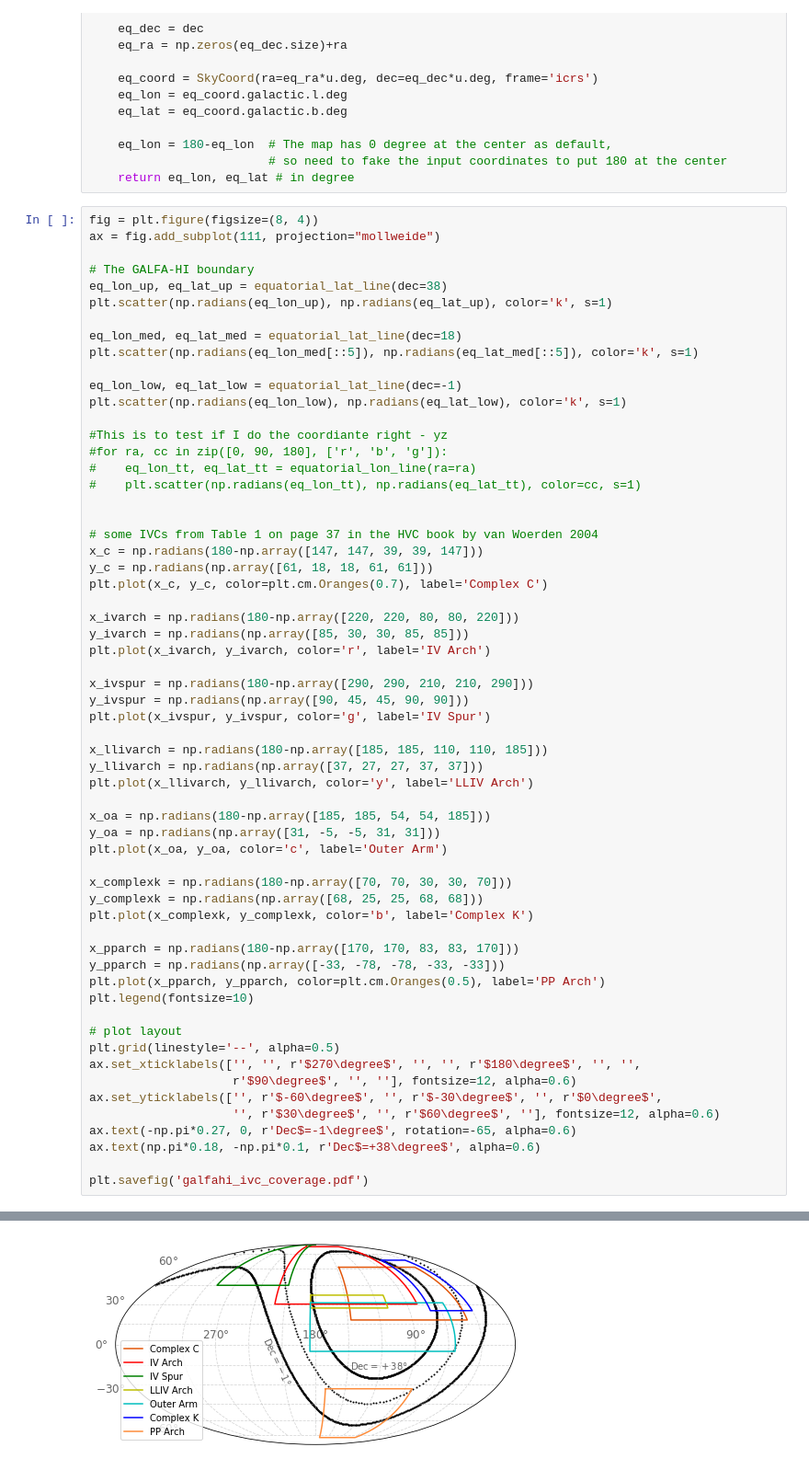
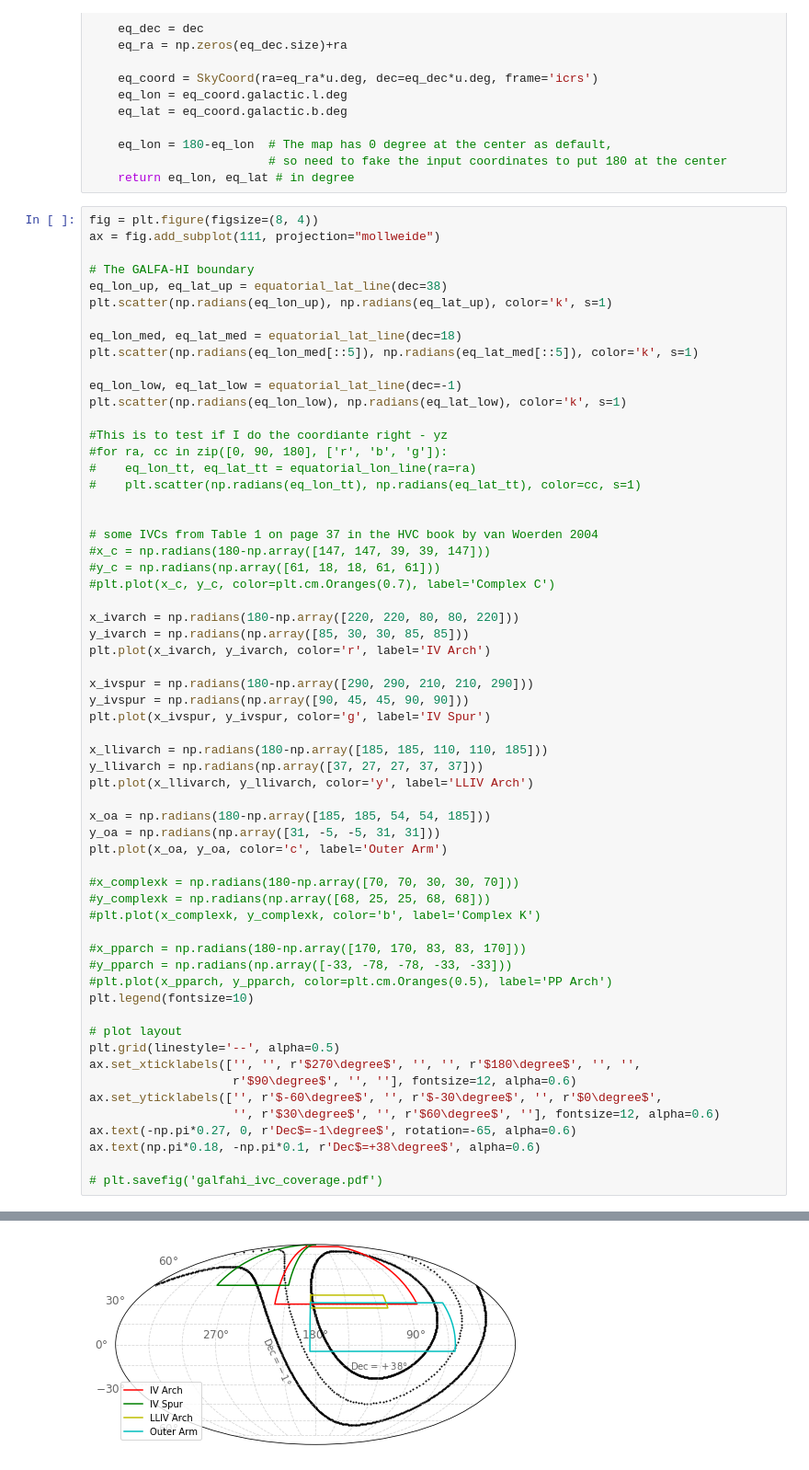
Before and after one commit to yzhenggit/yzGALFAHI, a Jupyter notebook: galfahi_ivc_coverage.ipynb, the cells around one changed output, grey strips where cells are left out. Shown at 92% size. Drawn from its saved outputs; the diff is of its cells as text.

```diff
--- a/galfahi_ivc_coverage.ipynb
+++ b/galfahi_ivc_coverage.ipynb
@@ -61,9 +61,9 @@ plt.scatter(np.radians(eq_lon_low), np.radians(eq_lat_low), color='k', s=1)
 
 
 # some IVCs from Table 1 on page 37 in the HVC book by van Woerden 2004
-x_c = np.radians(180-np.array([147, 147, 39, 39, 147]))
-y_c = np.radians(np.array([61, 18, 18, 61, 61]))
-plt.plot(x_c, y_c, color=plt.cm.Oranges(0.7), label='Complex C')
+#x_c = np.radians(180-np.array([147, 147, 39, 39, 147]))
+#y_c = np.radians(np.array([61, 18, 18, 61, 61]))
+#plt.plot(x_c, y_c, color=plt.cm.Oranges(0.7), label='Complex C')
 
 x_ivarch = np.radians(180-np.array([220, 220, 80, 80, 220]))
 y_ivarch = np.radians(np.array([85, 30, 30, 85, 85]))
@@ -81,13 +81,13 @@ x_oa = np.radians(180-np.array([185, 185, 54, 54, 185]))
 y_oa = np.radians(np.array([31, -5, -5, 31, 31]))
 plt.plot(x_oa, y_oa, color='c', label='Outer Arm')
 
-x_complexk = np.radians(180-np.array([70, 70, 30, 30, 70]))
-y_complexk = np.radians(np.array([68, 25, 25, 68, 68]))
-plt.plot(x_complexk, y_complexk, color='b', label='Complex K')
+#x_complexk = np.radians(180-np.array([70, 70, 30, 30, 70]))
+#y_complexk = np.radians(np.array([68, 25, 25, 68, 68]))
+#plt.plot(x_complexk, y_complexk, color='b', label='Complex K')
 
-x_pparch = np.radians(180-np.array([170, 170, 83, 83, 170]))
-y_pparch = np.radians(np.array([-33, -78, -78, -33, -33]))
-plt.plot(x_pparch, y_pparch, color=plt.cm.Oranges(0.5), label='PP Arch')
+#x_pparch = np.radians(180-np.array([170, 170, 83, 83, 170]))
+#y_pparch = np.radians(np.array([-33, -78, -78, -33, -33]))
+#plt.plot(x_pparch, y_pparch, color=plt.cm.Oranges(0.5), label='PP Arch')
 plt.legend(fontsize=10)
 
 # plot layout
@@ -99,5 +99,5 @@ ax.set_yticklabels(['', r'$-60\degree$', '', r'$-30\degree$', '', r'$0\degree$',
 ax.text(-np.pi*0.27, 0, r'Dec$=-1\degree$', rotation=-65, alpha=0.6)
 ax.text(np.pi*0.18, -np.pi*0.1, r'Dec$=+38\degree$', alpha=0.6)
 
-plt.savefig('galfahi_ivc_coverage.pdf')
+# plt.savefig('galfahi_ivc_coverage.pdf')
 # %% [output]
@@ -104 +105 @@ plt.savefig('galfahi_ivc_coverage.pdf')
-[figure, old version]
+[figure, new version]
```
Also changed, not shown: parts of 3 cells of this notebook, 8 other files.
